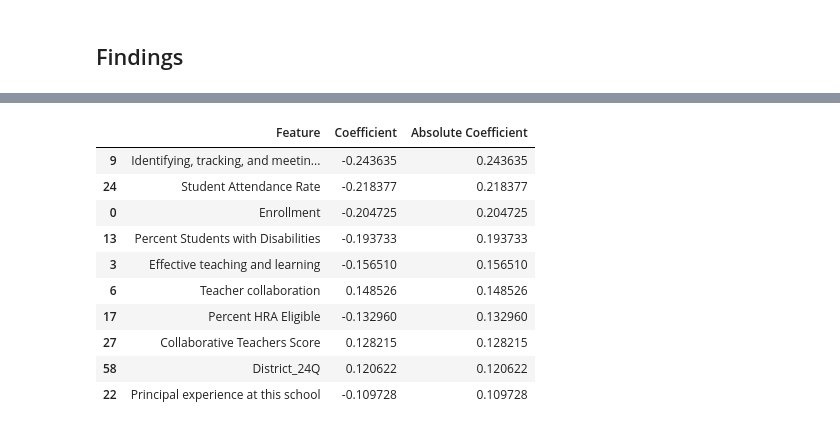
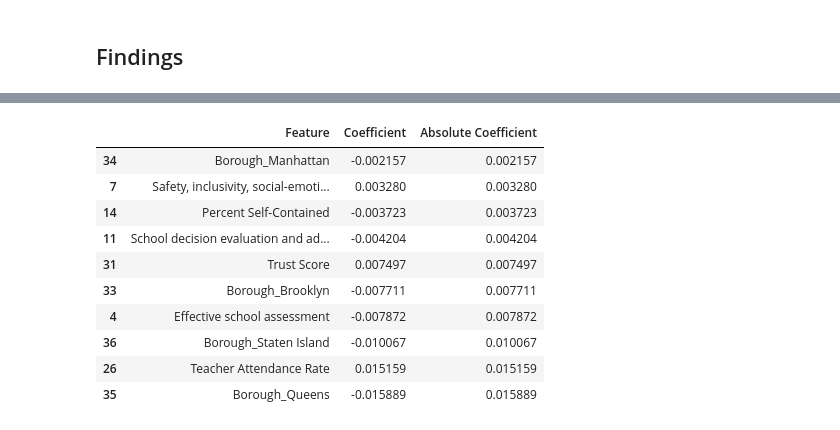
Before and after one commit to sharonk515/NYC_education_2018, a Jupyter notebook: Modeling - Student Achievement (Classification).ipynb, the cells around one changed output, grey strips where cells are left out. Saved outputs shown, nothing was run; the diff lists cells and outputs as text; code cells hidden in the pictures.

Commit message:
ran models

```diff
--- a/Modeling - Student Achievement (Classification).ipynb
+++ b/Modeling - Student Achievement (Classification).ipynb
@@ -341,8 +346,10 @@ svm_grid = {'C': [0.01, 0.1, 0.5],
 # %%
-svm_gs = GridSearchCV(estimator=SVC(random_state=220),
+svm_gs = GridSearchCV(estimator=SVC(kernel='linear',
+                                    random_state=220),
                      param_grid=svm_grid,
                      scoring='f1_micro',
                      cv=5, verbose=1, n_jobs=-1)
 
 svm_gs.fit(X_train_scale, y_train)
+pickle.dump(svm_gs, open('Models/svm.sav', 'wb'))
 # %% [output]
@@ -365,4 +360,6 @@ GridSearchCV(cv=5, error_score='raise-deprecating',
 # %%
+svm_gs = pickle.load(open('Models/svm.sav', 'rb'))
+
 print('Best params:', svm_gs.best_params_)
 print('Train score: %.3f' % svm_gs.best_score_)
 print('Test score: %.3f' % svm_gs.score(X_test_scale, y_test))
@@ -372,0 +372,8 @@ Test score: 0.605
+# %%
+from sklearn.ensemble import VotingClassifier
+
+model = VotingClassifier(estimators=[('lr', log_gs),
+                                     ('svm', svm_gs)],
+                         voting='hard')
+model.fit(X_train_scale, y_train)
+model.score(X_test_scale, y_test)
@@ -586,7 +605,7 @@ svm_v.score(X_test_scale, y_test)
 **Tuning hyperparameters**
 # %%
 # parameter grid
-svm_grid = {'C': [5, 10, 20],
+svm_grid = {'C': [10, 100, 1000],
            'class_weight': ['balanced', None]}
 # %%
 svm_gs = GridSearchCV(estimator=SVC(kernel='linear', random_state=220),
@@ -643,25 +642,25 @@ array([-2.04724551e-01, -9.03815102e-02, -3.76248895e-02, -1.56510398e-01,
 # %%
 # create a DataFrame of the features and coefficients
 svm_feat_imp = pd.DataFrame(zip(X_train_scale.columns,
                                 svm_gs.best_estimator_.coef_[0],
                                 np.abs(svm_gs.best_estimator_.coef_[0])),
                             columns=['Feature', 'Coefficient',
                                      'Absolute Coefficient'])
 
 # sort values by the absolute coefficient
 svm_feat_imp.sort_values(by=['Absolute Coefficient'],
-                         ascending=False, inplace=True)
+                         ascending=True, inplace=True)
 
 svm_feat_imp.head(10)
 # %% [output]
 |  | Feature | Coefficient | Absolute Coefficient |
-| 9 | Identifying, tracking, and meetin... | -0.243635 | 0.243635 |
-| 24 | Student Attendance Rate | -0.218377 | 0.218377 |
-| 0 | Enrollment | -0.204725 | 0.204725 |
-| 13 | Percent Students with Disabilities | -0.193733 | 0.193733 |
-| 3 | Effective teaching and learning | -0.156510 | 0.156510 |
-| 6 | Teacher collaboration | 0.148526 | 0.148526 |
-| 17 | Percent HRA Eligible | -0.132960 | 0.132960 |
-| 27 | Collaborative Teachers Score | 0.128215 | 0.128215 |
-| 58 | District_24Q | 0.120622 | 0.120622 |
-| 22 | Principal experience at this school | -0.109728 | 0.109728 |
+| 34 | Borough_Manhattan | -0.002157 | 0.002157 |
+| 7 | Safety, inclusivity, social-emoti... | 0.003280 | 0.003280 |
+| 14 | Percent Self-Contained | -0.003723 | 0.003723 |
+| 11 | School decision evaluation and ad... | -0.004204 | 0.004204 |
+| 31 | Trust Score | 0.007497 | 0.007497 |
+| 33 | Borough_Brooklyn | -0.007711 | 0.007711 |
+| 4 | Effective school assessment | -0.007872 | 0.007872 |
+| 36 | Borough_Staten Island | -0.010067 | 0.010067 |
+| 26 | Teacher Attendance Rate | 0.015159 | 0.015159 |
+| 35 | Borough_Queens | -0.015889 | 0.015889 |
```
Also changed, not shown: parts of 37 cells of this notebook, 8 other files.
